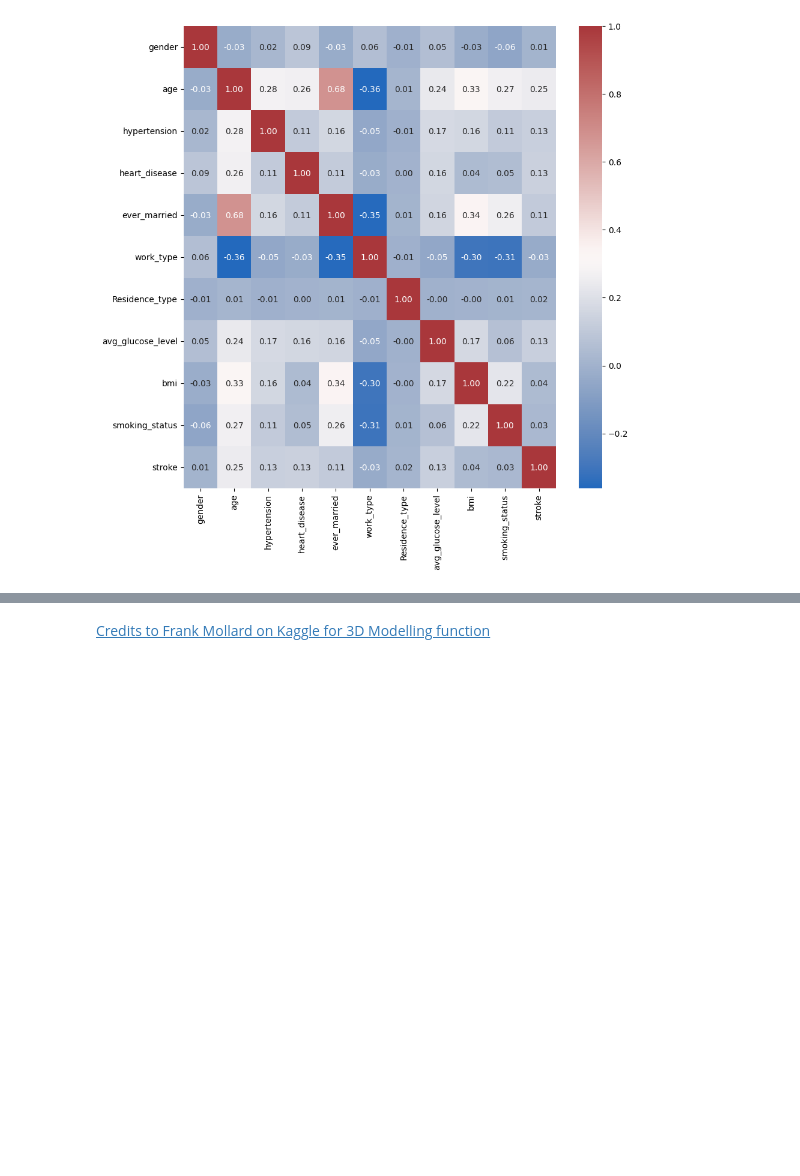
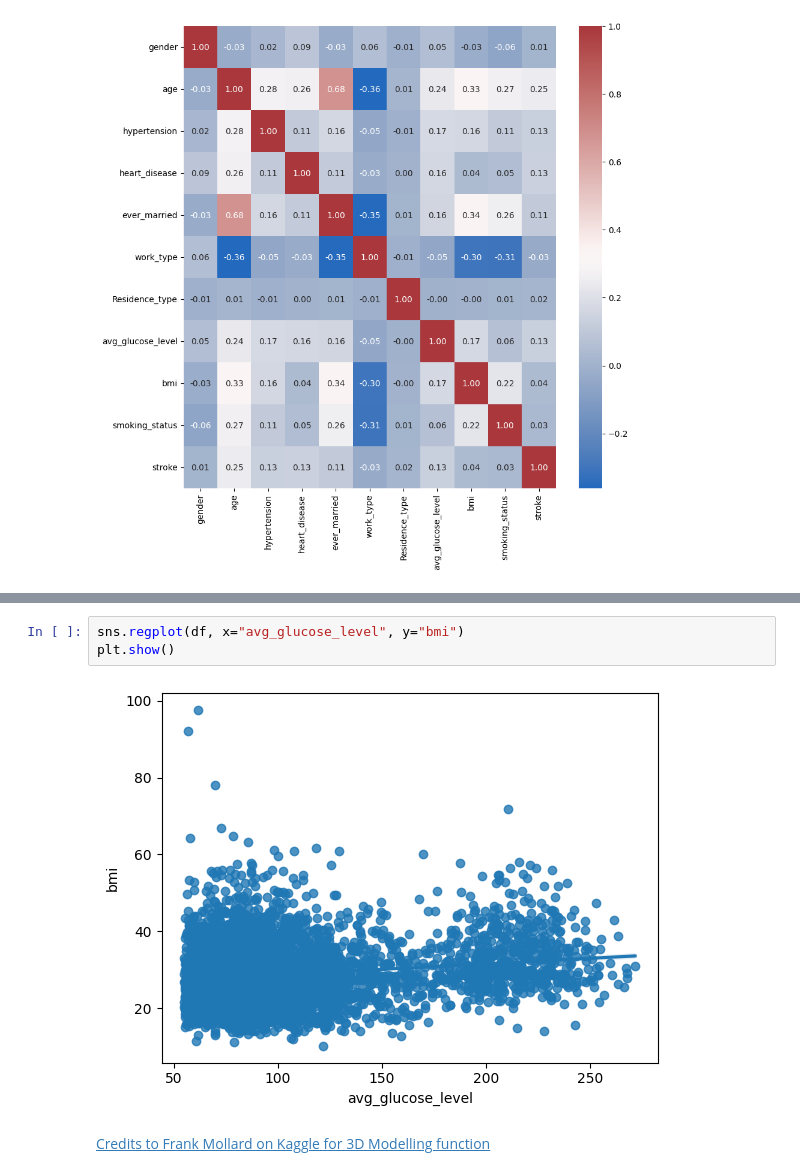
Before and after one commit to mdrhmn48/Stroke-Prediction, a Jupyter notebook: analysis.ipynb, the cells around one changed output, grey strips where cells are left out. Cells and saved outputs as stored; diff of their text form; blank space fills up the shorter version.

```diff
--- a/analysis.ipynb
+++ b/analysis.ipynb
@@ -249,3 +253,8 @@ plt.show()
+# %%
+sns.regplot(df, x="avg_glucose_level", y="bmi")
+plt.show()
+# %% [output]
+[figure, added]
 # %% [markdown]
 [Credits to Frank Mollard on Kaggle for 3D Modelling function](https://www.kaggle.com/code/frankmollard/develop-a-stroke-risk-web-app-using-streamlit)
 # %%
```
Also changed, not shown: parts of 9 cells of this notebook.
